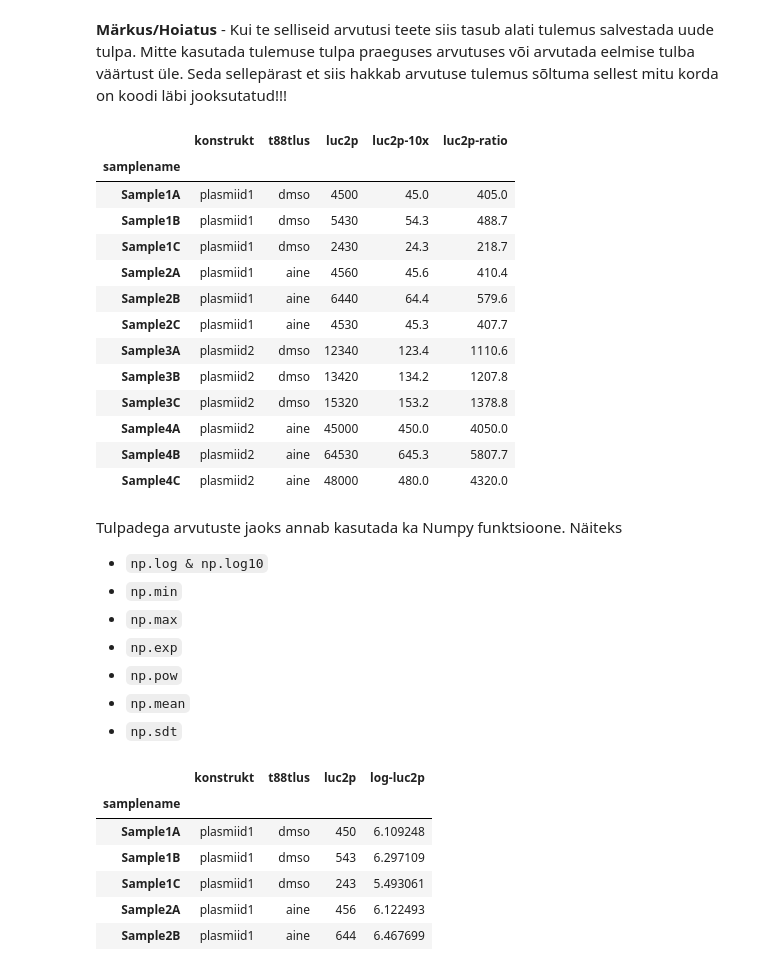
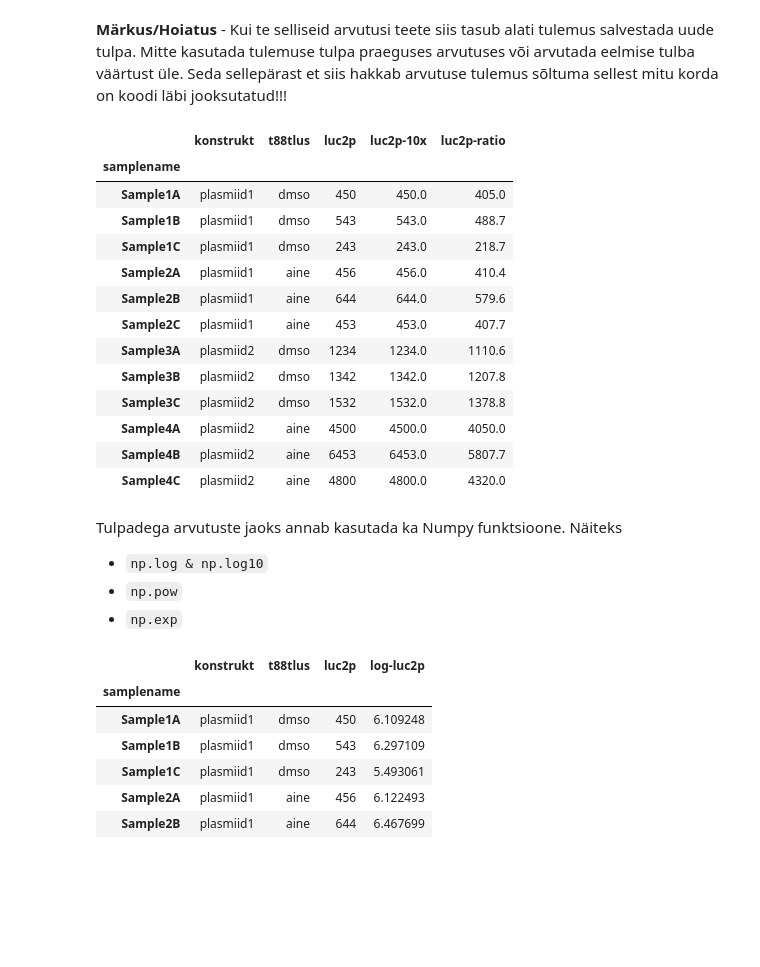
Before and after one commit to kjaanson/jupyter-workshop-ttu, a Jupyter notebook: 02-pandas-introduction.ipynb, the cells around one changed output. Cells and saved outputs as stored; diff of their text form; code cells hidden in the pictures; blank space fills up the shorter version.

```diff
--- a/02-pandas-introduction.ipynb
+++ b/02-pandas-introduction.ipynb
@@ -389,33 +423,29 @@ df
 # %%
 df_vale = df.copy()
 # %%
-df_vale["luc2p"] = df_vale["luc2p"]*10
+df_vale["luc2p-10x"] = df_vale["luc2p-10x"]*10
 df_vale
 # %% [output]
 |  | konstrukt | t88tlus | luc2p | luc2p-10x | luc2p-ratio |
 | samplename |  |  |  |  |  |
-| Sample1A | plasmiid1 | dmso | 4500 | 45.0 | 405.0 |
-| Sample1B | plasmiid1 | dmso | 5430 | 54.3 | 488.7 |
-| Sample1C | plasmiid1 | dmso | 2430 | 24.3 | 218.7 |
-| Sample2A | plasmiid1 | aine | 4560 | 45.6 | 410.4 |
-| Sample2B | plasmiid1 | aine | 6440 | 64.4 | 579.6 |
-| Sample2C | plasmiid1 | aine | 4530 | 45.3 | 407.7 |
-| Sample3A | plasmiid2 | dmso | 12340 | 123.4 | 1110.6 |
-| Sample3B | plasmiid2 | dmso | 13420 | 134.2 | 1207.8 |
-| Sample3C | plasmiid2 | dmso | 15320 | 153.2 | 1378.8 |
-| Sample4A | plasmiid2 | aine | 45000 | 450.0 | 4050.0 |
-| Sample4B | plasmiid2 | aine | 64530 | 645.3 | 5807.7 |
-| Sample4C | plasmiid2 | aine | 48000 | 480.0 | 4320.0 |
+| Sample1A | plasmiid1 | dmso | 450 | 450.0 | 405.0 |
+| Sample1B | plasmiid1 | dmso | 543 | 543.0 | 488.7 |
+| Sample1C | plasmiid1 | dmso | 243 | 243.0 | 218.7 |
+| Sample2A | plasmiid1 | aine | 456 | 456.0 | 410.4 |
+| Sample2B | plasmiid1 | aine | 644 | 644.0 | 579.6 |
+| Sample2C | plasmiid1 | aine | 453 | 453.0 | 407.7 |
+| Sample3A | plasmiid2 | dmso | 1234 | 1234.0 | 1110.6 |
+| Sample3B | plasmiid2 | dmso | 1342 | 1342.0 | 1207.8 |
+| Sample3C | plasmiid2 | dmso | 1532 | 1532.0 | 1378.8 |
+| Sample4A | plasmiid2 | aine | 4500 | 4500.0 | 4050.0 |
+| Sample4B | plasmiid2 | aine | 6453 | 6453.0 | 5807.7 |
+| Sample4C | plasmiid2 | aine | 4800 | 4800.0 | 4320.0 |
 # %% [markdown]
 Tulpadega arvutuste jaoks annab kasutada ka Numpy funktsioone. Näiteks
 
   * `np.log & np.log10`
-  * `np.min`
-  * `np.max`
+  * `np.pow`
   * `np.exp`
-  * `np.pow`
-  * `np.mean`
-  * `np.sdt`
 # %%
 # võtan värske `DataFrame`-i koopiast
 df = df_algne.copy()
```
Also changed, not shown: parts of 19 cells of this notebook, 1 other file.
